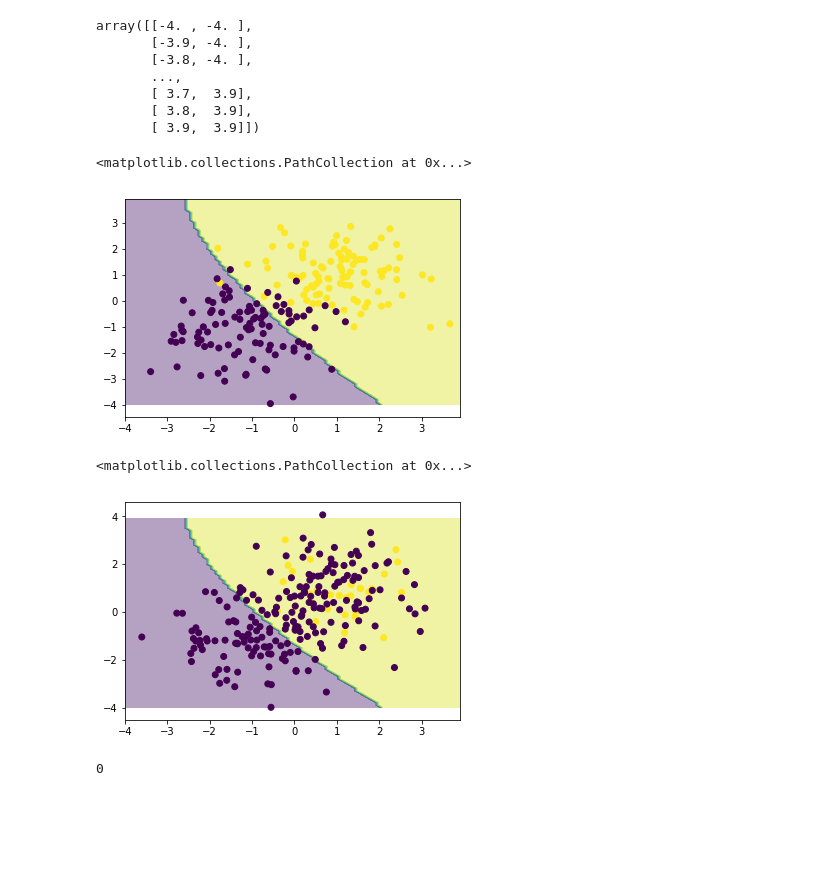
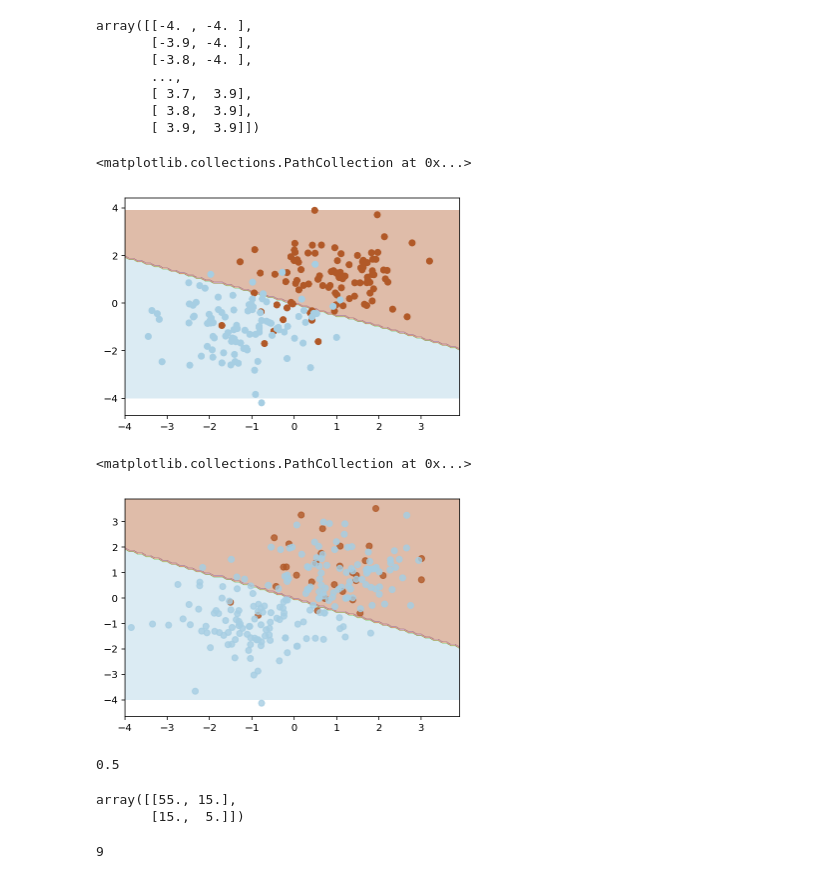
Before and after one commit to masakiaota/study, a Jupyter notebook: tutorial/pywsl.ipynb, the cells around one changed output. Drawn from its saved outputs; the diff is of its cells as text; code cells hidden in the pictures; blank space fills up the shorter version.

```diff
--- a/tutorial/pywsl.ipynb
+++ b/tutorial/pywsl.ipynb
@@ -42,10 +46,11 @@ plt.scatter(x_t[:,0],x_t[:,1],c=y_t) #こっちはテストデーt
 # %%
 lambda_list = np.logspace(-3, 1, 5)
-param_grid = {'prior': [0.1,0.3,0.5,0.7,0.9], #priorが多分、正負の割合なんだがどうやって決めれば良いんだ？
-          'lam': np.logspace(-3, 1, 5),
-          'sigma': np.logspace(0.1, 0.5, 10 ),
-          'basis': ['gauss']}
-#           'basis': ['lm']}
+param_grid = {'prior': [0.5], #priorが多分、正負の割合 #推定方法あるがここでは決め打ち
+          'lam': np.logspace(-10, 2, 100),
+#           'lam': np.logspace(-3, 1, 5),
+#           'sigma': np.logspace(0.1, 0.5, 10 ), #'lm'だったら探索する意味ないよね？
+#           'basis': ['gauss']}
+          'basis': ['lm']}
 clf = GridSearchCV(estimator=pu_mr.PU_SL(),
                param_grid=param_grid,
                cv=5, n_jobs=-1) #デフォだとaccで一番いいモデルを選択しているが、本来
@@ -138,19 +142,19 @@ array([[-4. , -4. ],
        [ 3.9,  3.9]])
 # %%
 pred=best_slf.predict(np.c_[xx.ravel(),yy.ravel()])
-plt.contourf(xx,yy, pred.reshape(xx.shape),alpha=0.4)
-plt.scatter(x_t[:,0],x_t[:,1],c=y_t) #こっちはテスト
+plt.contourf(xx,yy, pred.reshape(xx.shape),alpha=0.4, cmap='Paired')
+plt.scatter(x_t[:,0],x_t[:,1],c=y_t, cmap='Paired') #こっちはテスト
 # %% [output]
 <matplotlib.collections.PathCollection at 0x...>
-[figure, old version]
+[figure, new version]
 # %%
 pred=best_slf.predict(np.c_[xx.ravel(),yy.ravel()])
-plt.contourf(xx,yy, pred.reshape(xx.shape),alpha=0.4)
-plt.scatter(x[:,0],x[:,1],c=y)
+plt.contourf(xx,yy, pred.reshape(xx.shape),alpha=0.4,cmap='Paired')
+plt.scatter(x[:,0],x[:,1],c=y,alpha=0.8,cmap='Paired')
 # %% [output]
 <matplotlib.collections.PathCollection at 0x...>
-[figure, old version]
+[figure, new version]
 # %%
 best_slf.prior
 # %% [output]
-0
+0.5
@@ -156,0 +166,9 @@ best_slf.prior
+# %%
+k.T.dot(k)
+# %% [output]
+array([[55., 15.],
+       [15.,  5.]])
+# %%
+np.random.binomial(10,0.9)
+# %% [output]
+9
```
Also changed, not shown: parts of 9 cells of this notebook.
